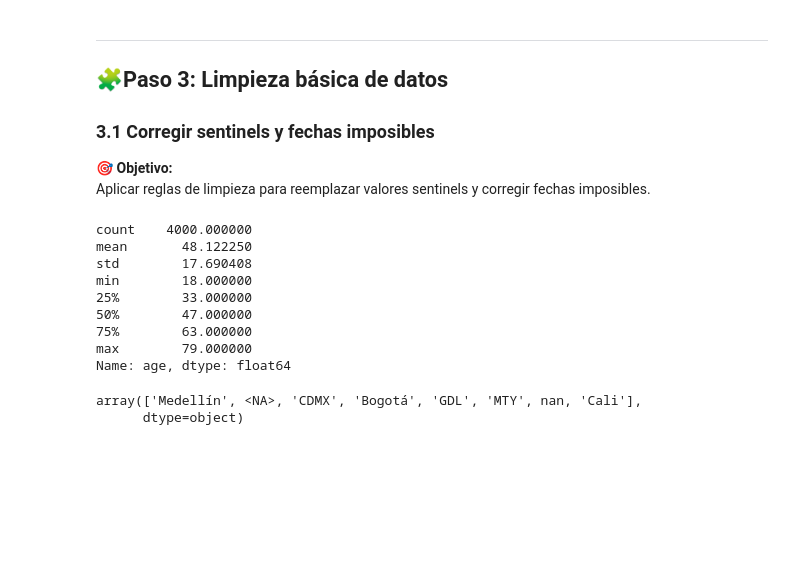
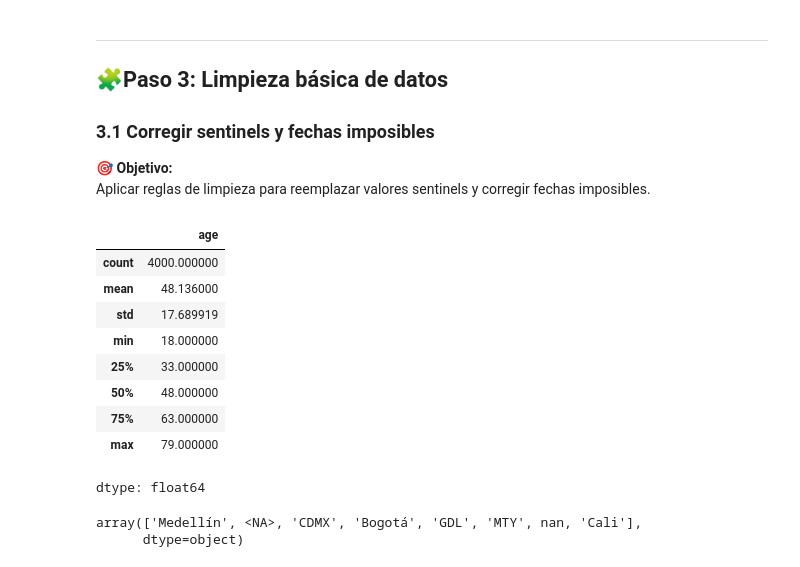
Before and after one commit to DA-CristianGutierrez/ConectaTel-Analysis, a Jupyter notebook: S7 Version-Estudiante-Project-ConnectaTel_VF.ipynb, the cells around one changed output. Saved outputs shown, nothing was run; the diff lists cells and outputs as text; code cells hidden in the pictures; blank space fills up the shorter version.

```diff
--- a/S7 Version-Estudiante-Project-ConnectaTel_VF.ipynb
+++ b/S7 Version-Estudiante-Project-ConnectaTel_VF.ipynb
@@ -280,22 +282,22 @@ En `date`, se encontraron valores ausentes en la columna.
 Aplicar reglas de limpieza para reemplazar valores sentinels y corregir fechas imposibles.
 # %%
 # Reemplazar -999 por la mediana de age
->users.loc[users['age'] != -999, 'age'].median()
-age_mediana = users['age'].median()
+age_mediana = users.loc[users['age'] != -999, 'age'].median()
 users['age'] = users['age'].replace(-999, age_mediana)
 
 # Verificar cambios
 users['age'].describe()
 # %% [output]
+|  | age |
+| count | 4000.000000 |
+| mean | 48.136000 |
+| std | 17.689919 |
+| min | 18.000000 |
+| 25% | 33.000000 |
+| 50% | 48.000000 |
+| 75% | 63.000000 |
+| max | 79.000000 |
-count    4000.000000
-mean       48.122250
-std        17.690408
-min        18.000000
-25%        33.000000
-50%        47.000000
-75%        63.000000
-max        79.000000
-Name: age, dtype: float64
+dtype: float64
 # %%
 # Reemplazar ? por NA en city
 users['city'] = users['city'].replace('?', pd.NA)
```
Also changed, not shown: parts of 18 cells of this notebook.
